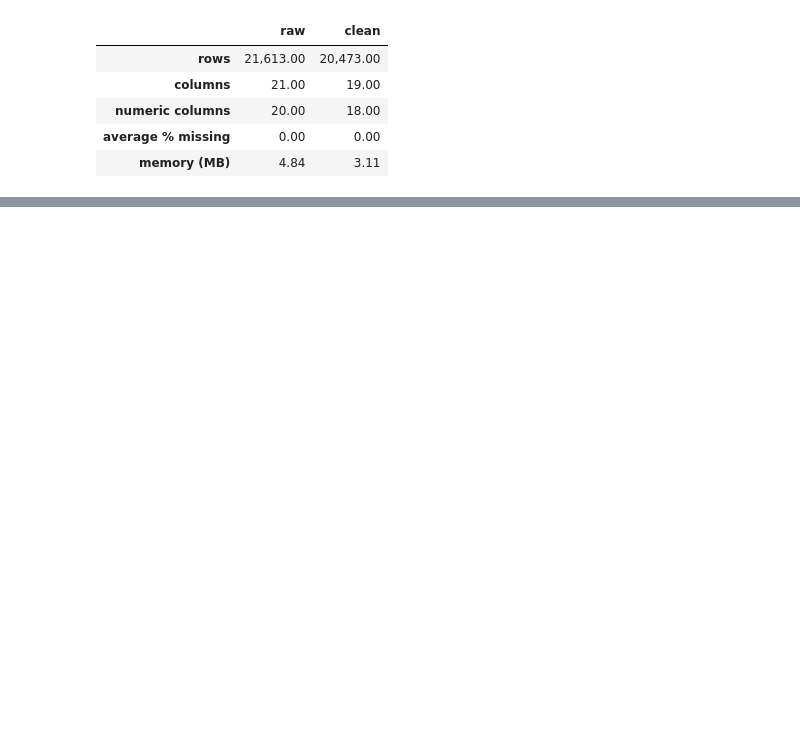
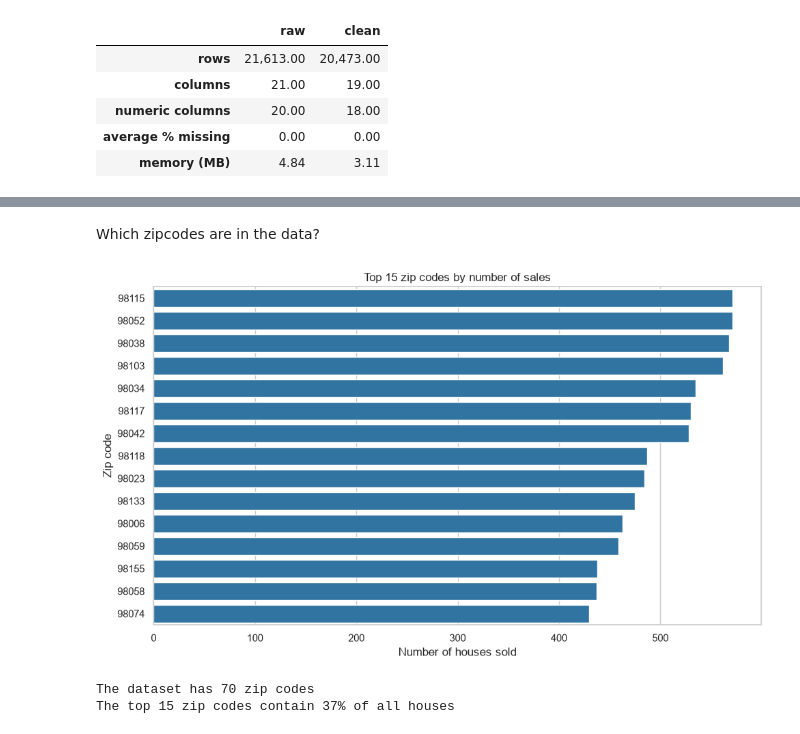
Before and after one commit to barsbabila/2-day1-assignment, a Jupyter notebook: notebook/Day1Group2.ipynb, the cells around one changed output, grey strips where cells are left out. Cells and saved outputs as stored; diff of their text form; code cells hidden in the pictures; blank space fills up the shorter version.

```diff
--- a/notebook/Day1Group2.ipynb
+++ b/notebook/Day1Group2.ipynb
@@ -366,0 +486,20 @@ Clean data saved to ../data/kc_houses_data_clean.csv (2.1 MB)
+# %% [markdown]
+
+Which zipcodes are in the data?
+# %%
+top_zipcodes = df_clean["zipcode"].value_counts().head(15)
+
+fig, ax = plt.subplots(figsize=(10, 6))
+sns.barplot(x=top_zipcodes.values, y=top_zipcodes.index, color="tab:blue", ax=ax)
+ax.set_title("Top 15 zip codes by number of sales")
+ax.set_xlabel("Number of houses sold")
+ax.set_ylabel("Zip code")
+plt.tight_layout()
+plt.show()
+
+print(f"The dataset has {df_clean['zipcode'].nunique()} zip codes")
+print(f"The top 15 zip codes contain {top_zipcodes.sum() / len(df_clean):.0%} of all houses")
+# %% [output]
+[figure, added]
+The dataset has 70 zip codes
+The top 15 zip codes contain 37% of all houses
```
Also changed, not shown: parts of 34 cells of this notebook.
